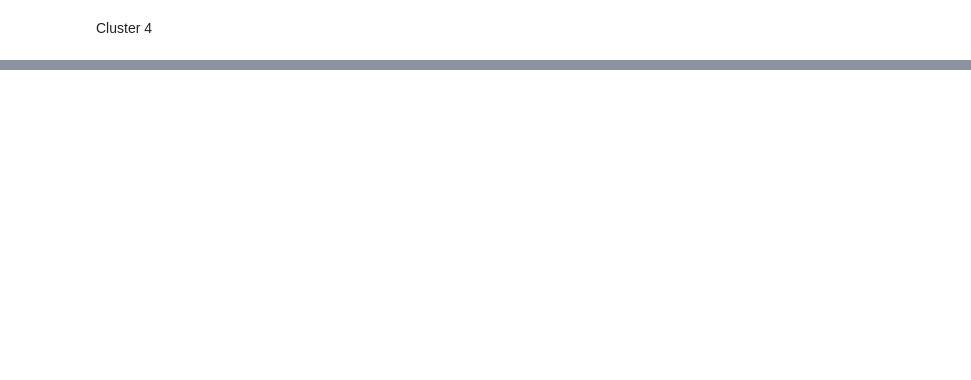
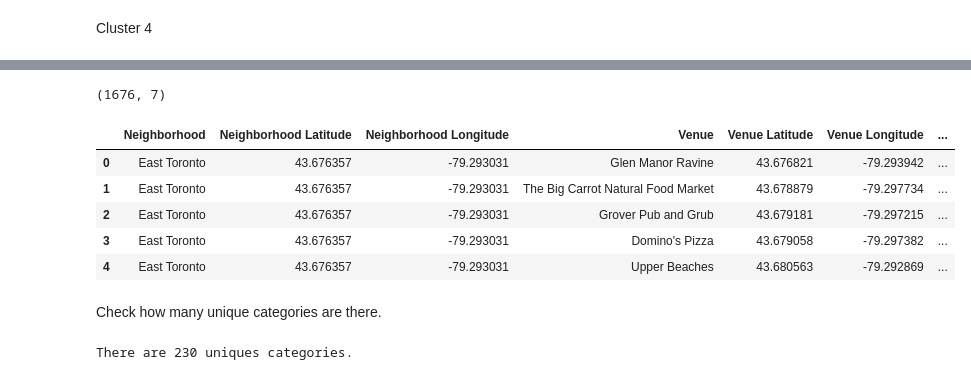
Before and after one commit to GneissBytes/Coursera_Capstone, a Jupyter notebook: Segmenting and Clustering Neighborhoods in Toronto.ipynb, the cells around one changed output, grey strips where cells are left out. Cells and saved outputs as stored; diff of their text form; code cells hidden in the pictures; blank space fills up the shorter version.

```diff
--- a/Segmenting and Clustering Neighborhoods in Toronto.ipynb
+++ b/Segmenting and Clustering Neighborhoods in Toronto.ipynb
@@ -328,0 +354,8 @@ df_tor.loc[df_tor['Cluster Labels'] == 3]
+# %%
+CLIENT_ID = 'JQYNPSOQXI12NK311020I2K4FAKMKEDV25CMLKTGSEUEVMUR' # your Foursquare ID
+CLIENT_SECRET = 'XRECAKXLEOK324BN2Z3KDYNK1NBJ3UDYYS45PQAJ2LIM0BFX' # your Foursquare Secret
+VERSION = '20180605' # Foursquare API version
+
+print('Your credentails:')
+print('CLIENT_ID: ' + CLIENT_ID)
+print('CLIENT_SECRET:' + CLIENT_SECRET)
@@ -328,0 +412,5 @@ df_tor.loc[df_tor['Cluster Labels'] == 3]
+# %%
+toronto_venues = getNearbyVenues(names=df_tor['Borough'],
+                                   latitudes=df_tor['Latitude'],
+                                   longitudes=df_tor['Longitude']
+                                  )
@@ -328,0 +435,17 @@ df_tor.loc[df_tor['Cluster Labels'] == 3]
+# %%
+print(toronto_venues.shape)
+toronto_venues.head()
+# %% [output]
+(1676, 7)
+|  | Neighborhood | Neighborhood Latitude | Neighborhood Longitude | Venue | Venue Latitude | Venue Longitude | ... |
+| 0 | East Toronto | 43.676357 | -79.293031 | Glen Manor Ravine | 43.676821 | -79.293942 | ... |
+| 1 | East Toronto | 43.676357 | -79.293031 | The Big Carrot Natural Food Market | 43.678879 | -79.297734 | ... |
+| 2 | East Toronto | 43.676357 | -79.293031 | Grover Pub and Grub | 43.679181 | -79.297215 | ... |
+| 3 | East Toronto | 43.676357 | -79.293031 | Domino's Pizza | 43.679058 | -79.297382 | ... |
+| 4 | East Toronto | 43.676357 | -79.293031 | Upper Beaches | 43.680563 | -79.292869 | ... |
+# %% [markdown]
+Check how many unique categories are there.
+# %%
+print('There are {} uniques categories.'.format(len(toronto_venues['Venue Category'].unique())))
+# %% [output]
+There are 230 uniques categories.
```
Also changed, not shown: parts of 41 cells of this notebook.
